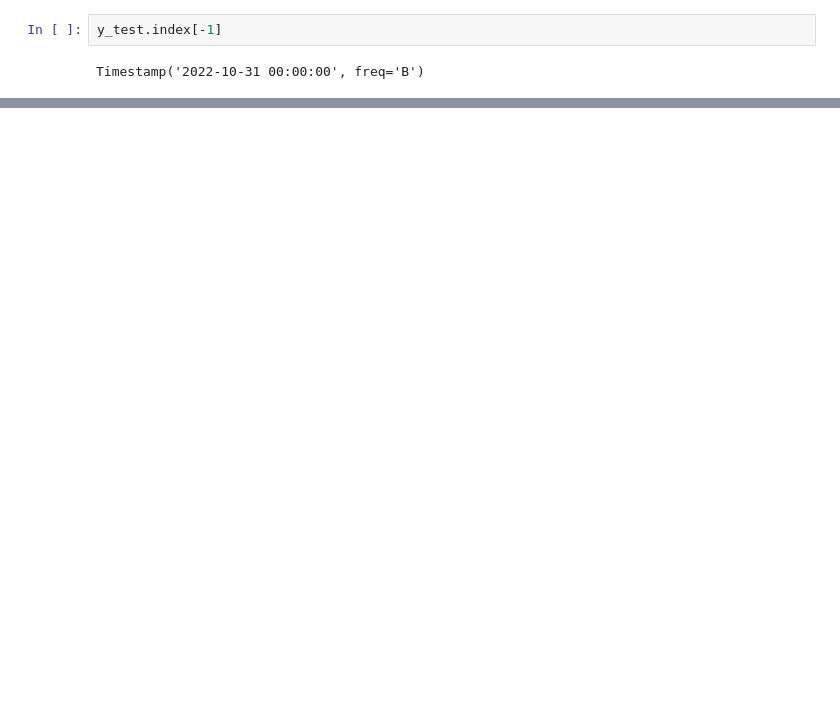
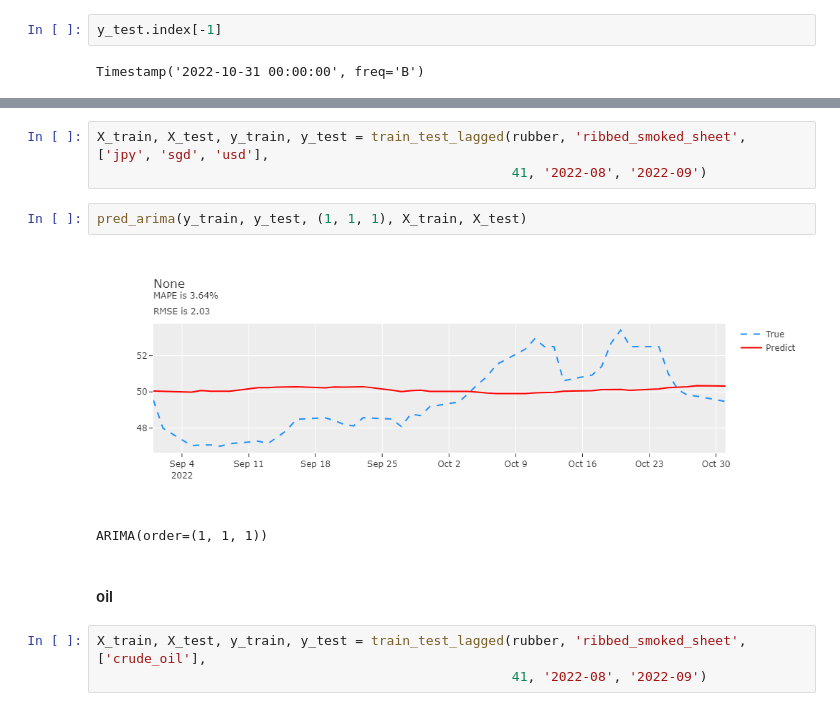
Before and after one commit to suwichacle22/rss_price_forecasting, a Jupyter notebook: code/Modeling.ipynb, the cells around one changed output, grey strips where cells are left out. Cells and saved outputs as stored; diff of their text form; blank space fills up the shorter version.

```diff
--- a/code/Modeling.ipynb
+++ b/code/Modeling.ipynb
@@ -118,0 +181,13 @@ compare_value(y_test, preds, 'sss')
+# %%
+X_train, X_test, y_train, y_test = train_test_lagged(rubber, 'ribbed_smoked_sheet', ['jpy', 'sgd', 'usd'],
+                                                     41, '2022-08', '2022-09')
+# %%
+pred_arima(y_train, y_test, (1, 1, 1), X_train, X_test)
+# %% [output]
+[figure, added]
+ARIMA(order=(1, 1, 1))
+# %% [markdown]
+#### oil
+# %%
+X_train, X_test, y_train, y_test = train_test_lagged(rubber, 'ribbed_smoked_sheet', ['crude_oil'],
+                                                     41, '2022-08', '2022-09')
```
Also changed, not shown: parts of 53 cells of this notebook, 9 other files.
